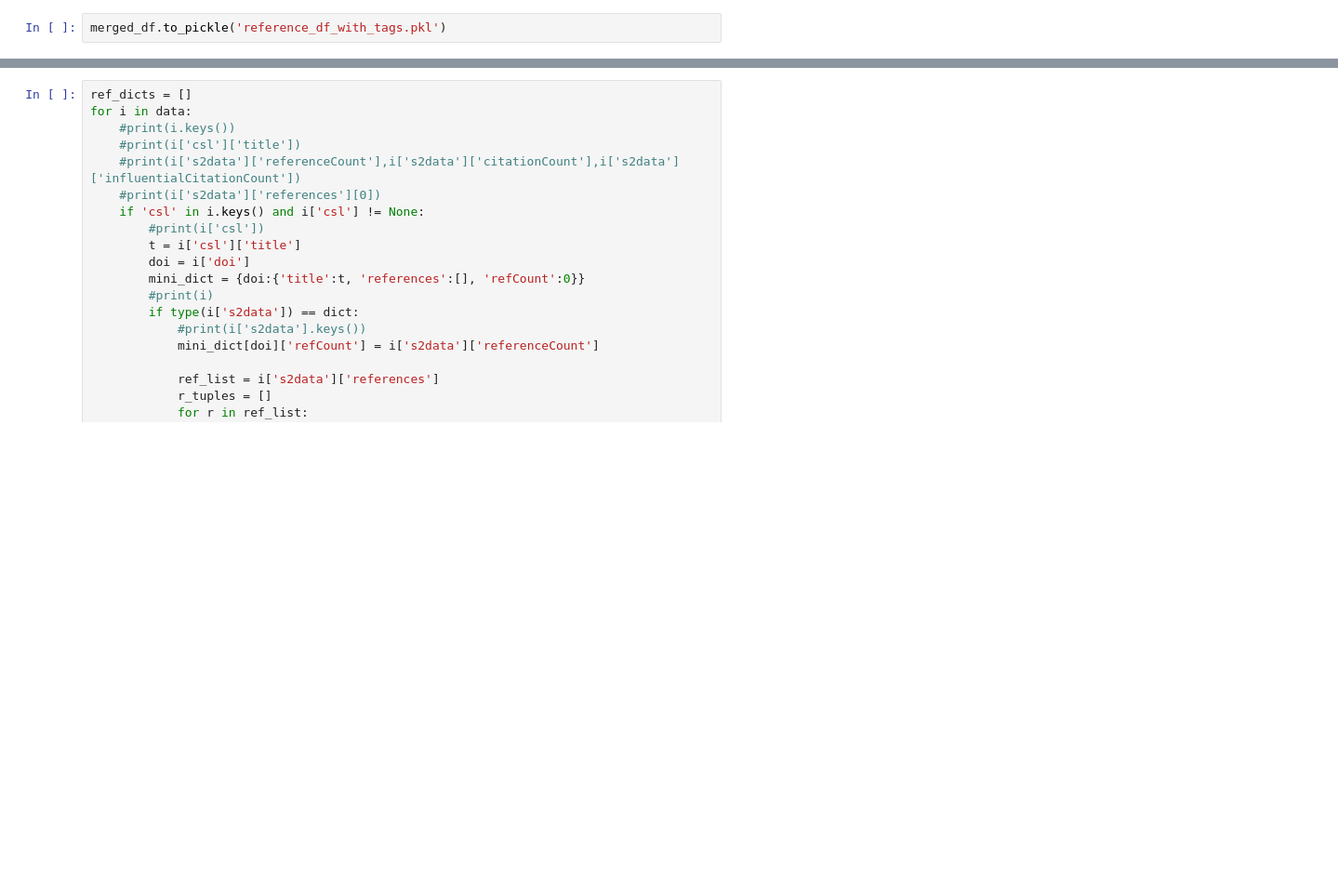
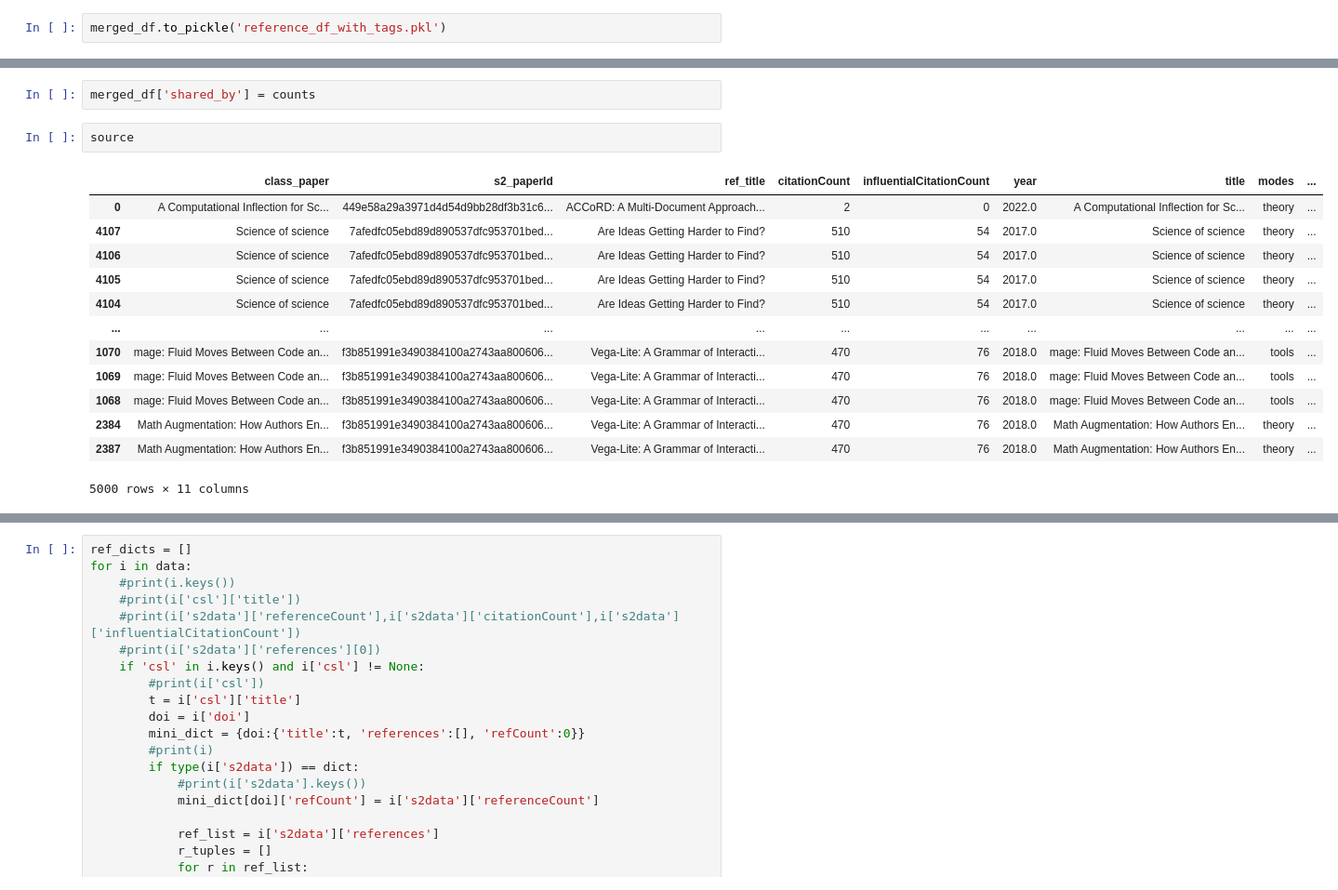
Before and after one commit to lelabbady/Influential_References, a Jupyter notebook: Reference_Heatmap.ipynb, the cells around one changed output, grey strips where cells are left out. Shown at 93% size. Drawn from its saved outputs; the diff is of its cells as text; blank space fills up the shorter version.

```diff
--- a/Reference_Heatmap.ipynb
+++ b/Reference_Heatmap.ipynb
@@ -145,0 +183,18 @@ ref_df.shape, paper_tags.shape, merged_df.shape
+# %%
+merged_df['shared_by'] = counts
+# %%
+source
+# %% [output]
+|  | class_paper | s2_paperId | ref_title | citationCount | influentialCitationCount | year | title | modes | ... |
+| 0 | A Computational Inflection for Sc... | 449e58a29a3971d4d54d9bb28df3b31c6... | ACCoRD: A Multi-Document Approach... | 2 | 0 | 2022.0 | A Computational Inflection for Sc... | theory | ... |
+| 4107 | Science of science | 7afedfc05ebd89d890537dfc953701bed... | Are Ideas Getting Harder to Find? | 510 | 54 | 2017.0 | Science of science | theory | ... |
+| 4106 | Science of science | 7afedfc05ebd89d890537dfc953701bed... | Are Ideas Getting Harder to Find? | 510 | 54 | 2017.0 | Science of science | theory | ... |
+| 4105 | Science of science | 7afedfc05ebd89d890537dfc953701bed... | Are Ideas Getting Harder to Find? | 510 | 54 | 2017.0 | Science of science | theory | ... |
+| 4104 | Science of science | 7afedfc05ebd89d890537dfc953701bed... | Are Ideas Getting Harder to Find? | 510 | 54 | 2017.0 | Science of science | theory | ... |
+| ... | ... | ... | ... | ... | ... | ... | ... | ... | ... |
+| 1070 | mage: Fluid Moves Between Code an... | f3b851991e3490384100a2743aa800606... | Vega-Lite: A Grammar of Interacti... | 470 | 76 | 2018.0 | mage: Fluid Moves Between Code an... | tools | ... |
+| 1069 | mage: Fluid Moves Between Code an... | f3b851991e3490384100a2743aa800606... | Vega-Lite: A Grammar of Interacti... | 470 | 76 | 2018.0 | mage: Fluid Moves Between Code an... | tools | ... |
+| 1068 | mage: Fluid Moves Between Code an... | f3b851991e3490384100a2743aa800606... | Vega-Lite: A Grammar of Interacti... | 470 | 76 | 2018.0 | mage: Fluid Moves Between Code an... | tools | ... |
+| 2384 | Math Augmentation: How Authors En... | f3b851991e3490384100a2743aa800606... | Vega-Lite: A Grammar of Interacti... | 470 | 76 | 2018.0 | Math Augmentation: How Authors En... | theory | ... |
+| 2387 | Math Augmentation: How Authors En... | f3b851991e3490384100a2743aa800606... | Vega-Lite: A Grammar of Interacti... | 470 | 76 | 2018.0 | Math Augmentation: How Authors En... | theory | ... |
+5000 rows × 11 columns
```
Also changed, not shown: parts of 13 cells of this notebook.
